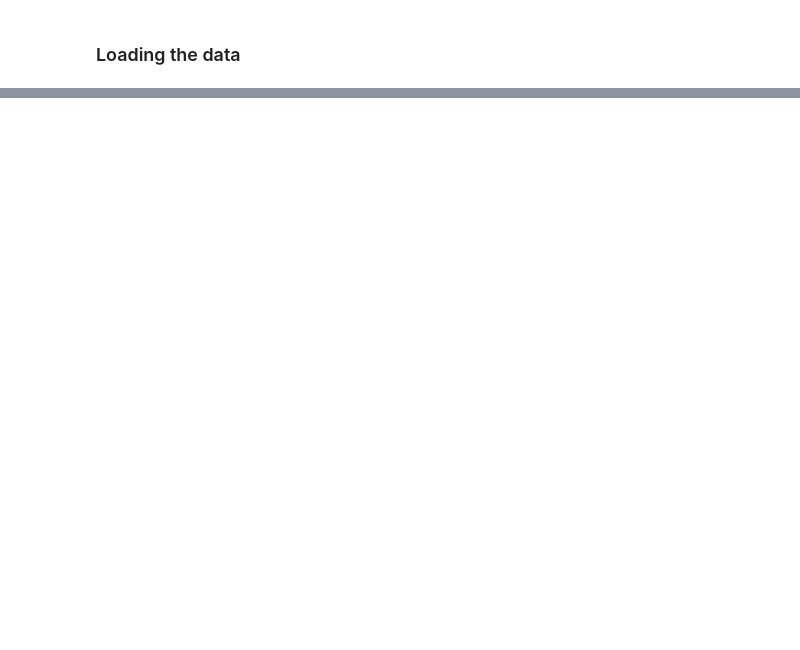
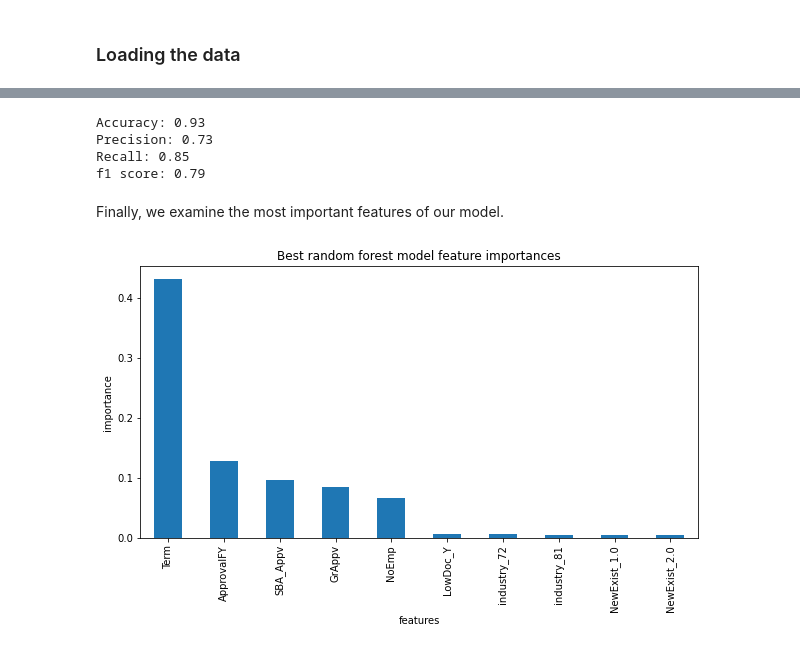
Before and after one commit to rkarpman/SpringboardCapstone2, a Jupyter notebook: Notebooks/capstone-modeling.ipynb, the cells around one changed output, grey strips where cells are left out. Saved outputs shown, nothing was run; the diff lists cells and outputs as text; code cells hidden in the pictures; blank space fills up the shorter version.

```diff
--- a/Notebooks/capstone-modeling.ipynb
+++ b/Notebooks/capstone-modeling.ipynb
@@ -247,0 +58,14 @@ GradientBoostingClassifier(loss='exponential', max_depth=11, n_estimators=200)
+# %%
+## Set up grid with possible combinations of hyperparameters to search
+params = {'n_estimators': [50, 100, 200, 400],
+          'criterion' : ['gini', 'entropy'],
+          'max_depth': [50, 100, 200, None]
+}
+
+rf_for_search = RandomForestClassifier(random_state=42)
+# %%
+## Execute grid search to find the best hyperparameters
+search_results_rf = GridSearchCV(estimator=rf_for_search, param_grid=params,
+                                 cv=3, scoring=('accuracy', 'f1'),
+                                 refit='f1', n_jobs=1, verbose=5)
+search_results_rf.fit(X, y)
@@ -247,0 +115,2 @@ GradientBoostingClassifier(loss='exponential', max_depth=11, n_estimators=200)
+# %%
+best_rf = search_results_rf.best_estimator_
@@ -247,0 +119,4 @@ GradientBoostingClassifier(loss='exponential', max_depth=11, n_estimators=200)
+# %%
+%%time
+## Fit our optimized random forest model to the training data
+best_rf.fit(X, y)
@@ -276,0 +143,24 @@ array([[204642,   7345],
+# %%
+## Print metrics for this model.
+print("Accuracy: {:.2f}".format(accuracy_score(y_val_pred_rf, y_val)))
+print("Precision: {:.2f}".format(precision_score(y_val_pred_rf, y_val)))
+print("Recall: {:.2f}".format(recall_score(y_val_pred_rf, y_val)))
+print("f1 score: {:.2f}".format(f1_score(y_val_pred_rf, y_val)))
+# %% [output]
+Accuracy: 0.93
+Precision: 0.73
+Recall: 0.85
+f1 score: 0.79
+# %% [markdown]
+Finally, we examine the most important features of our model.
+# %%
+## Graph shows feature importances for this model
+plt.subplots(figsize=(10, 5))
+importances = best_rf.feature_importances_
+labeled_importances = pd.Series(importances, index=feature_names).sort_values(ascending=False)[:10]
+labeled_importances.plot(kind='bar')
+plt.xlabel('features')
+plt.ylabel('importance')
+plt.title('Best random forest model feature importances');
+# %% [output]
+[figure, added]
```
Also changed, not shown: parts of 76 cells of this notebook.
